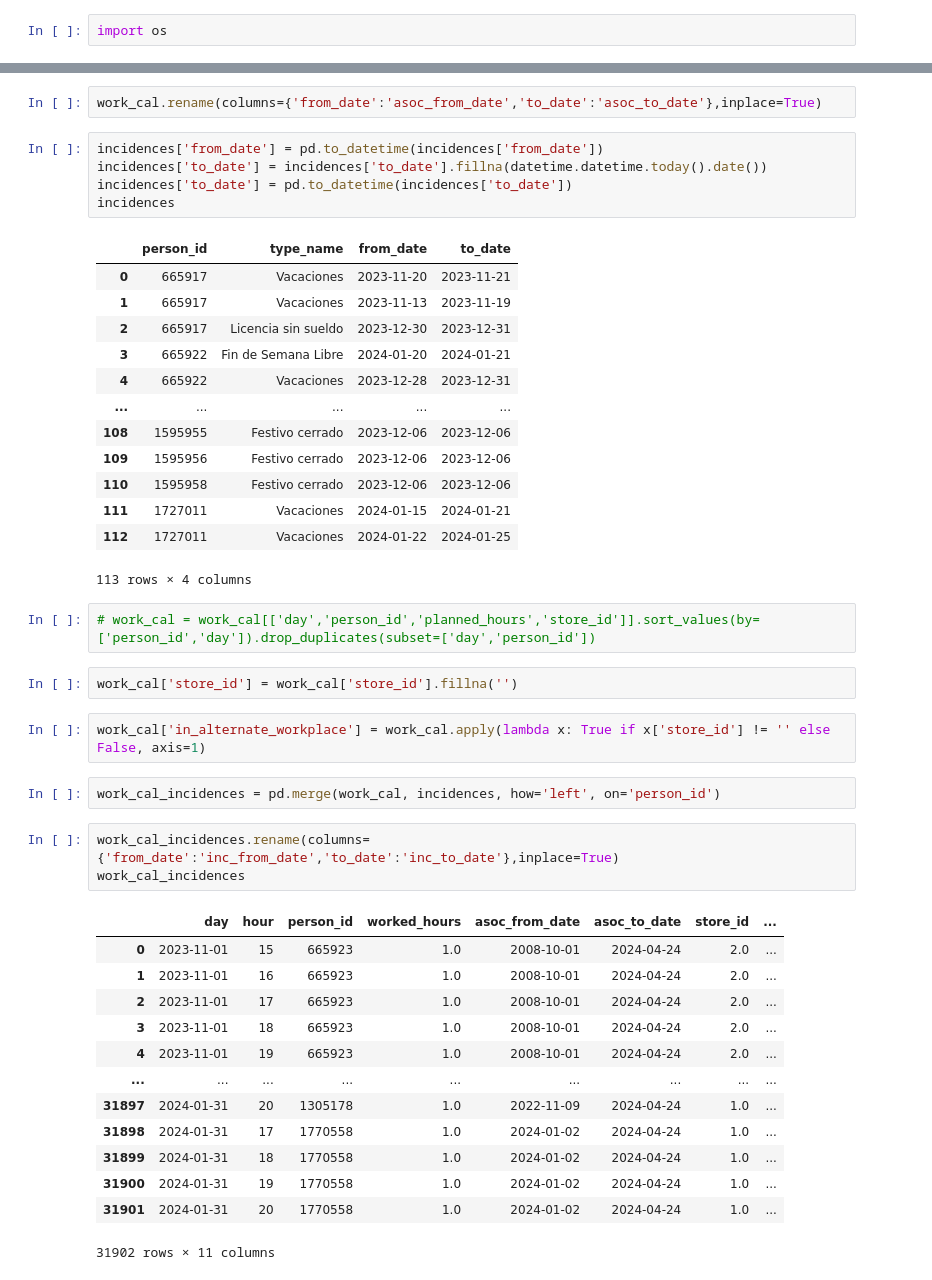
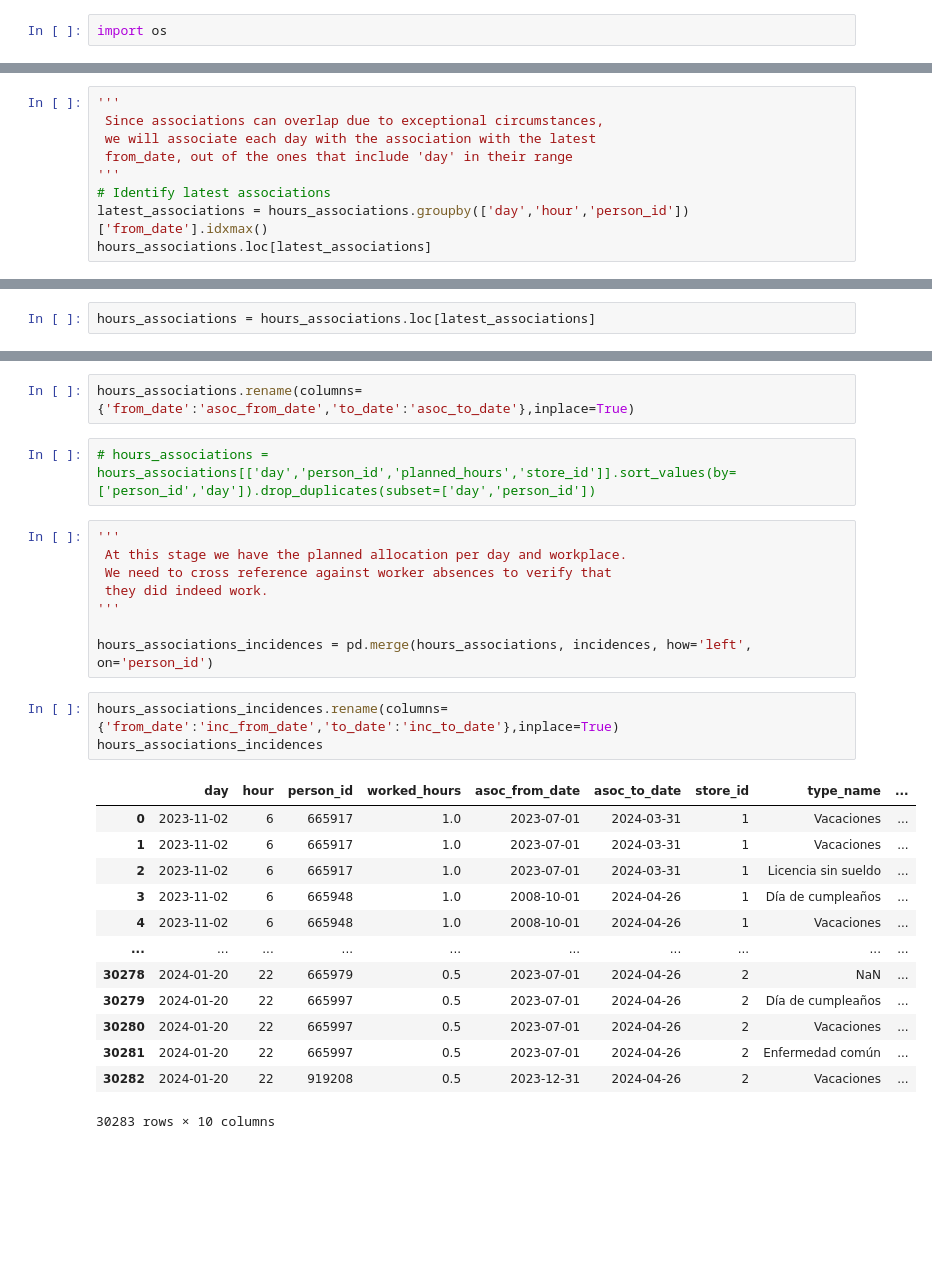
Before and after one commit to GoodGuyPat/orquest-test, a Jupyter notebook: python_jobs/work_calendar.ipynb, the cells around one changed output, grey strips where cells are left out. Saved outputs shown, nothing was run; the diff lists cells and outputs as text; blank space fills up the shorter version.

```diff
--- a/python_jobs/work_calendar.ipynb
+++ b/python_jobs/work_calendar.ipynb
@@ -57,0 +55,9 @@ hours_associations = hours_associations[(hours_associations['day'] >= hours_asso
+# %%
+'''
+ Since associations can overlap due to exceptional circumstances,
+ we will associate each day with the association with the latest
+ from_date, out of the ones that include 'day' in their range
+'''
+# Identify latest associations
+latest_associations = hours_associations.groupby(['day','hour','person_id'])['from_date'].idxmax()
+hours_associations.loc[latest_associations]
@@ -58 +78,3 @@ hours_associations = hours_associations[(hours_associations['day'] >= hours_asso
+# %%
+hours_associations = hours_associations.loc[latest_associations]
 # %%
@@ -82,46 +103,29 @@ work_cal.sort_values(by=['day','person_id','hour'],inplace=True)
 # %%
-work_cal.rename(columns={'from_date':'asoc_from_date','to_date':'asoc_to_date'},inplace=True)
+hours_associations.rename(columns={'from_date':'asoc_from_date','to_date':'asoc_to_date'},inplace=True)
-# %%
-incidences['from_date'] = pd.to_datetime(incidences['from_date'])
-incidences['to_date'] = incidences['to_date'].fillna(datetime.datetime.today().date())
-incidences['to_date'] = pd.to_datetime(incidences['to_date'])
-incidences
-# %% [output]
-|  | person_id | type_name | from_date | to_date |
-| 0 | 665917 | Vacaciones | 2023-11-20 | 2023-11-21 |
-| 1 | 665917 | Vacaciones | 2023-11-13 | 2023-11-19 |
-| 2 | 665917 | Licencia sin sueldo | 2023-12-30 | 2023-12-31 |
-| 3 | 665922 | Fin de Semana Libre | 2024-01-20 | 2024-01-21 |
-| 4 | 665922 | Vacaciones | 2023-12-28 | 2023-12-31 |
-| ... | ... | ... | ... | ... |
-| 108 | 1595955 | Festivo cerrado | 2023-12-06 | 2023-12-06 |
-| 109 | 1595956 | Festivo cerrado | 2023-12-06 | 2023-12-06 |
-| 110 | 1595958 | Festivo cerrado | 2023-12-06 | 2023-12-06 |
-| 111 | 1727011 | Vacaciones | 2024-01-15 | 2024-01-21 |
-| 112 | 1727011 | Vacaciones | 2024-01-22 | 2024-01-25 |
-113 rows × 4 columns
 # %%
-# work_cal = work_cal[['day','person_id','planned_hours','store_id']].sort_values(by=['person_id','day']).drop_duplicates(subset=['day','person_id'])
+# hours_associations = hours_associations[['day','person_id','planned_hours','store_id']].sort_values(by=['person_id','day']).drop_duplicates(subset=['day','person_id'])
-# %%
-work_cal['store_id'] = work_cal['store_id'].fillna('')
-# %%
-work_cal['in_alternate_workplace'] = work_cal.apply(lambda x: True if x['store_id'] != '' else False, axis=1)
 # %%
-work_cal_incidences = pd.merge(work_cal, incidences, how='left', on='person_id')
+'''
+ At this stage we have the planned allocation per day and workplace.
+ We need to cross reference against worker absences to verify that
+ they did indeed work.
+'''
+
+hours_associations_incidences = pd.merge(hours_associations, incidences, how='left', on='person_id')
 # %%
-work_cal_incidences.rename(columns={'from_date':'inc_from_date','to_date':'inc_to_date'},inplace=True)
-work_cal_incidences
+hours_associations_incidences.rename(columns={'from_date':'inc_from_date','to_date':'inc_to_date'},inplace=True)
+hours_associations_incidences
 # %% [output]
-|  | day | hour | person_id | worked_hours | asoc_from_date | asoc_to_date | store_id | ... |
-| 0 | 2023-11-01 | 15 | 665923 | 1.0 | 2008-10-01 | 2024-04-24 | 2.0 | ... |
-| 1 | 2023-11-01 | 16 | 665923 | 1.0 | 2008-10-01 | 2024-04-24 | 2.0 | ... |
-| 2 | 2023-11-01 | 17 | 665923 | 1.0 | 2008-10-01 | 2024-04-24 | 2.0 | ... |
-| 3 | 2023-11-01 | 18 | 665923 | 1.0 | 2008-10-01 | 2024-04-24 | 2.0 | ... |
-| 4 | 2023-11-01 | 19 | 665923 | 1.0 | 2008-10-01 | 2024-04-24 | 2.0 | ... |
-| ... | ... | ... | ... | ... | ... | ... | ... | ... |
-| 31897 | 2024-01-31 | 20 | 1305178 | 1.0 | 2022-11-09 | 2024-04-24 | 1.0 | ... |
-| 31898 | 2024-01-31 | 17 | 1770558 | 1.0 | 2024-01-02 | 2024-04-24 | 1.0 | ... |
-| 31899 | 2024-01-31 | 18 | 1770558 | 1.0 | 2024-01-02 | 2024-04-24 | 1.0 | ... |
-| 31900 | 2024-01-31 | 19 | 1770558 | 1.0 | 2024-01-02 | 2024-04-24 | 1.0 | ... |
-| 31901 | 2024-01-31 | 20 | 1770558 | 1.0 | 2024-01-02 | 2024-04-24 | 1.0 | ... |
+|  | day | hour | person_id | worked_hours | asoc_from_date | asoc_to_date | store_id | type_name | ... |
+| 0 | 2023-11-02 | 6 | 665917 | 1.0 | 2023-07-01 | 2024-03-31 | 1 | Vacaciones | ... |
+| 1 | 2023-11-02 | 6 | 665917 | 1.0 | 2023-07-01 | 2024-03-31 | 1 | Vacaciones | ... |
+| 2 | 2023-11-02 | 6 | 665917 | 1.0 | 2023-07-01 | 2024-03-31 | 1 | Licencia sin sueldo | ... |
+| 3 | 2023-11-02 | 6 | 665948 | 1.0 | 2008-10-01 | 2024-04-26 | 1 | Día de cumpleaños | ... |
+| 4 | 2023-11-02 | 6 | 665948 | 1.0 | 2008-10-01 | 2024-04-26 | 1 | Vacaciones | ... |
+| ... | ... | ... | ... | ... | ... | ... | ... | ... | ... |
+| 30278 | 2024-01-20 | 22 | 665979 | 0.5 | 2023-07-01 | 2024-04-26 | 2 | NaN | ... |
+| 30279 | 2024-01-20 | 22 | 665997 | 0.5 | 2023-07-01 | 2024-04-26 | 2 | Día de cumpleaños | ... |
+| 30280 | 2024-01-20 | 22 | 665997 | 0.5 | 2023-07-01 | 2024-04-26 | 2 | Vacaciones | ... |
+| 30281 | 2024-01-20 | 22 | 665997 | 0.5 | 2023-07-01 | 2024-04-26 | 2 | Enfermedad común | ... |
+| 30282 | 2024-01-20 | 22 | 919208 | 0.5 | 2023-12-31 | 2024-04-26 | 2 | Vacaciones | ... |
-31902 rows × 11 columns
+30283 rows × 10 columns
```
Also changed, not shown: parts of 26 cells of this notebook, 3 other files.
